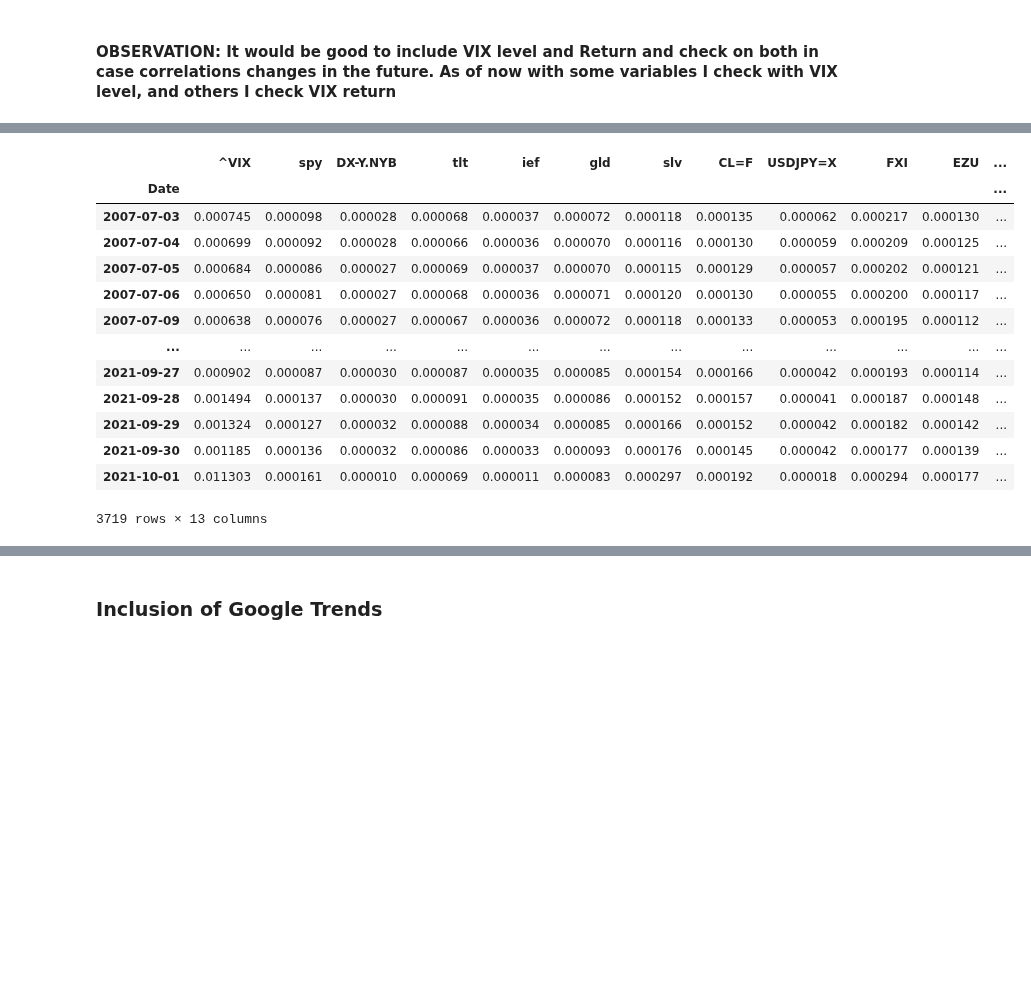
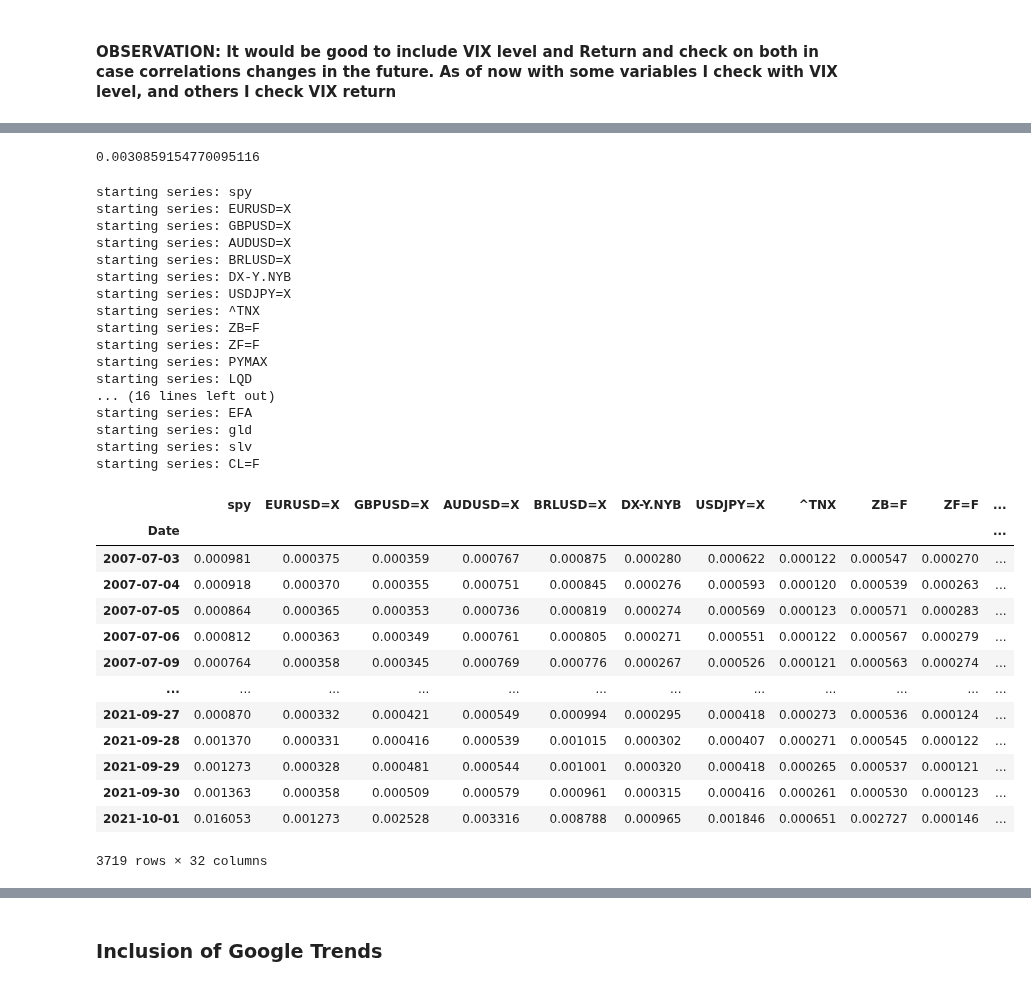
Before and after one commit to sangramsinghg/vix_predictor, a Jupyter notebook: Paola_adaBoost.ipynb, the cells around one changed output, grey strips where cells are left out. Saved outputs shown, nothing was run; the diff lists cells and outputs as text; code cells hidden in the pictures; blank space fills up the shorter version.

Commit message:
Updates on tickers and more

```diff
--- a/Paola_adaBoost.ipynb
+++ b/Paola_adaBoost.ipynb
@@ -39,7 +80,7 @@ ticker_list= ["^VIX", "spy", "DX-Y.NYB", "tlt", "ief", "gld", "slv", "CL=F", "US
 # Inclusion of security levels X1
 def retrieve_close(close_prices_dict, ticker_list):
     for ticker in ticker_list:
-        close_price = retrieve_yahoo_close(ticker)
+        close_price = retrieve_yahoo_close(ticker, start_date='2006-07-02', end_date='2021-10-01')
         close_prices_dict[ticker] = close_price
     return close_prices_dict
 
@@ -124,28 +172,63 @@ Processing Volume EFA
 Completed retrieve of volume
+# %%
+np.mean(abs(security_returns_df['LQD']))
+# %% [output]
+0.0030859154770095116
 # %%
 # Inclusion of GARCH series X4
 garch_series=pd.DataFrame()
 
+not_to_include=['^VIX', '261220.KS','VWEHX']
+
+
 for ticker in ticker_list:
-        garch_series[ticker]=garch_fit_and_predict(security_returns_df[ticker], horizon=1, p=1, q=1, o=1)
+
+        if ticker in not_to_include:
+            continue
+
+        if (np.mean(abs(security_returns_df[ticker])))<=0.01:
+            security_returns_df[ticker]=10*security_returns_df[ticker]
+
+        garch_series[ticker]=garch_fit_and_predict(security_returns_df[ticker], ticker, horizon=1, p=1, q=1, o=1)
+
+        if (np.mean(abs(security_returns_df[ticker])))<=0.01:
+            garch_series[ticker]=100*garch_series[ticker]
+
 
 X4=garch_series
 X4
 # %% [output]
+starting series: spy
+starting series: EURUSD=X
+starting series: GBPUSD=X
+starting series: AUDUSD=X
+starting series: BRLUSD=X
+starting series: DX-Y.NYB
+starting series: USDJPY=X
+starting series: ^TNX
+starting series: ZB=F
+starting series: ZF=F
+starting series: PYMAX
+starting series: LQD
+... (16 lines left out)
+starting series: EFA
+starting series: gld
+starting series: slv
+starting series: CL=F
-|  | ^VIX | spy | DX-Y.NYB | tlt | ief | gld | slv | CL=F | USDJPY=X | FXI | EZU | ... |
-| Date |  |  |  |  |  |  |  |  |  |  |  | ... |
-| 2007-07-03 | 0.000745 | 0.000098 | 0.000028 | 0.000068 | 0.000037 | 0.000072 | 0.000118 | 0.000135 | 0.000062 | 0.000217 | 0.000130 | ... |
-| 2007-07-04 | 0.000699 | 0.000092 | 0.000028 | 0.000066 | 0.000036 | 0.000070 | 0.000116 | 0.000130 | 0.000059 | 0.000209 | 0.000125 | ... |
-| 2007-07-05 | 0.000684 | 0.000086 | 0.000027 | 0.000069 | 0.000037 | 0.000070 | 0.000115 | 0.000129 | 0.000057 | 0.000202 | 0.000121 | ... |
-| 2007-07-06 | 0.000650 | 0.000081 | 0.000027 | 0.000068 | 0.000036 | 0.000071 | 0.000120 | 0.000130 | 0.000055 | 0.000200 | 0.000117 | ... |
-| 2007-07-09 | 0.000638 | 0.000076 | 0.000027 | 0.000067 | 0.000036 | 0.000072 | 0.000118 | 0.000133 | 0.000053 | 0.000195 | 0.000112 | ... |
-| ... | ... | ... | ... | ... | ... | ... | ... | ... | ... | ... | ... | ... |
-| 2021-09-27 | 0.000902 | 0.000087 | 0.000030 | 0.000087 | 0.000035 | 0.000085 | 0.000154 | 0.000166 | 0.000042 | 0.000193 | 0.000114 | ... |
-| 2021-09-28 | 0.001494 | 0.000137 | 0.000030 | 0.000091 | 0.000035 | 0.000086 | 0.000152 | 0.000157 | 0.000041 | 0.000187 | 0.000148 | ... |
-| 2021-09-29 | 0.001324 | 0.000127 | 0.000032 | 0.000088 | 0.000034 | 0.000085 | 0.000166 | 0.000152 | 0.000042 | 0.000182 | 0.000142 | ... |
-| 2021-09-30 | 0.001185 | 0.000136 | 0.000032 | 0.000086 | 0.000033 | 0.000093 | 0.000176 | 0.000145 | 0.000042 | 0.000177 | 0.000139 | ... |
-| 2021-10-01 | 0.011303 | 0.000161 | 0.000010 | 0.000069 | 0.000011 | 0.000083 | 0.000297 | 0.000192 | 0.000018 | 0.000294 | 0.000177 | ... |
+|  | spy | EURUSD=X | GBPUSD=X | AUDUSD=X | BRLUSD=X | DX-Y.NYB | USDJPY=X | ^TNX | ZB=F | ZF=F | ... |
+| Date |  |  |  |  |  |  |  |  |  |  | ... |
+| 2007-07-03 | 0.000981 | 0.000375 | 0.000359 | 0.000767 | 0.000875 | 0.000280 | 0.000622 | 0.000122 | 0.000547 | 0.000270 | ... |
+| 2007-07-04 | 0.000918 | 0.000370 | 0.000355 | 0.000751 | 0.000845 | 0.000276 | 0.000593 | 0.000120 | 0.000539 | 0.000263 | ... |
+| 2007-07-05 | 0.000864 | 0.000365 | 0.000353 | 0.000736 | 0.000819 | 0.000274 | 0.000569 | 0.000123 | 0.000571 | 0.000283 | ... |
+| 2007-07-06 | 0.000812 | 0.000363 | 0.000349 | 0.000761 | 0.000805 | 0.000271 | 0.000551 | 0.000122 | 0.000567 | 0.000279 | ... |
+| 2007-07-09 | 0.000764 | 0.000358 | 0.000345 | 0.000769 | 0.000776 | 0.000267 | 0.000526 | 0.000121 | 0.000563 | 0.000274 | ... |
+| ... | ... | ... | ... | ... | ... | ... | ... | ... | ... | ... | ... |
+| 2021-09-27 | 0.000870 | 0.000332 | 0.000421 | 0.000549 | 0.000994 | 0.000295 | 0.000418 | 0.000273 | 0.000536 | 0.000124 | ... |
+| 2021-09-28 | 0.001370 | 0.000331 | 0.000416 | 0.000539 | 0.001015 | 0.000302 | 0.000407 | 0.000271 | 0.000545 | 0.000122 | ... |
+| 2021-09-29 | 0.001273 | 0.000328 | 0.000481 | 0.000544 | 0.001001 | 0.000320 | 0.000418 | 0.000265 | 0.000537 | 0.000121 | ... |
+| 2021-09-30 | 0.001363 | 0.000358 | 0.000509 | 0.000579 | 0.000961 | 0.000315 | 0.000416 | 0.000261 | 0.000530 | 0.000123 | ... |
+| 2021-10-01 | 0.016053 | 0.001273 | 0.002528 | 0.003316 | 0.008788 | 0.000965 | 0.001846 | 0.000651 | 0.002727 | 0.000146 | ... |
-3719 rows × 13 columns
+3719 rows × 32 columns
 # %%
 # Inclusion of return squares in X5
 
```
Also changed, not shown: parts of 27 cells of this notebook, 40 other files.
